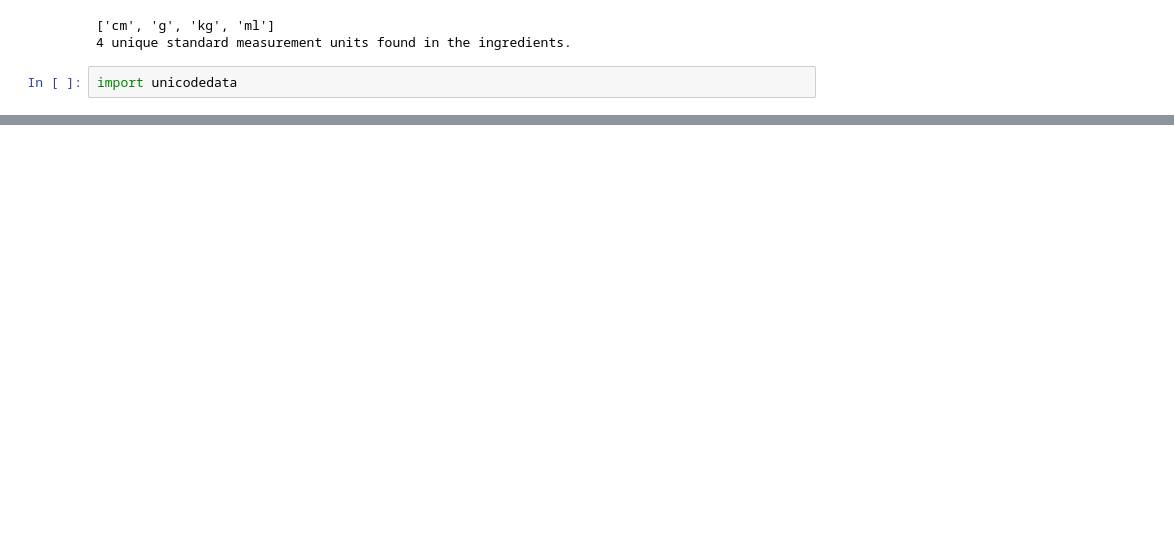
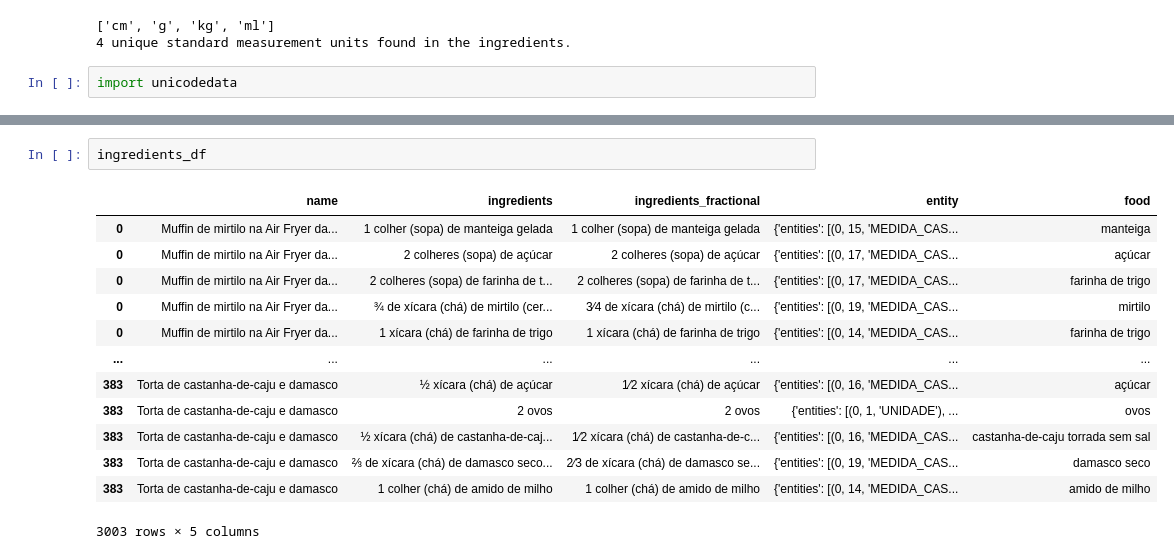
Before and after one commit to yara403/recipes_model, a Jupyter notebook: exploratory_data_analysis.ipynb, the cells around one changed output, grey strips where cells are left out. Cells and saved outputs as stored; diff of their text form; blank space fills up the shorter version.

```diff
--- a/exploratory_data_analysis.ipynb
+++ b/exploratory_data_analysis.ipynb
@@ -601,0 +621,16 @@ memory usage: 136.8+ KB
+# %%
+ingredients_df
+# %% [output]
+|  | name | ingredients | ingredients_fractional | entity | food |
+| 0 | Muffin de mirtilo na Air Fryer da... | 1 colher (sopa) de manteiga gelada | 1 colher (sopa) de manteiga gelada | {'entities': [(0, 15, 'MEDIDA_CAS... | manteiga |
+| 0 | Muffin de mirtilo na Air Fryer da... | 2 colheres (sopa) de açúcar | 2 colheres (sopa) de açúcar | {'entities': [(0, 17, 'MEDIDA_CAS... | açúcar |
+| 0 | Muffin de mirtilo na Air Fryer da... | 2 colheres (sopa) de farinha de t... | 2 colheres (sopa) de farinha de t... | {'entities': [(0, 17, 'MEDIDA_CAS... | farinha de trigo |
+| 0 | Muffin de mirtilo na Air Fryer da... | ¾ de xícara (chá) de mirtilo (cer... | 3⁄4 de xícara (chá) de mirtilo (c... | {'entities': [(0, 19, 'MEDIDA_CAS... | mirtilo |
+| 0 | Muffin de mirtilo na Air Fryer da... | 1 xícara (chá) de farinha de trigo | 1 xícara (chá) de farinha de trigo | {'entities': [(0, 14, 'MEDIDA_CAS... | farinha de trigo |
+| ... | ... | ... | ... | ... | ... |
+| 383 | Torta de castanha-de-caju e damasco | ½ xícara (chá) de açúcar | 1⁄2 xícara (chá) de açúcar | {'entities': [(0, 16, 'MEDIDA_CAS... | açúcar |
+| 383 | Torta de castanha-de-caju e damasco | 2 ovos | 2 ovos | {'entities': [(0, 1, 'UNIDADE'), ... | ovos |
+| 383 | Torta de castanha-de-caju e damasco | ½ xícara (chá) de castanha-de-caj... | 1⁄2 xícara (chá) de castanha-de-c... | {'entities': [(0, 16, 'MEDIDA_CAS... | castanha-de-caju torrada sem sal |
+| 383 | Torta de castanha-de-caju e damasco | ⅔ de xícara (chá) de damasco seco... | 2⁄3 de xícara (chá) de damasco se... | {'entities': [(0, 19, 'MEDIDA_CAS... | damasco seco |
+| 383 | Torta de castanha-de-caju e damasco | 1 colher (chá) de amido de milho | 1 colher (chá) de amido de milho | {'entities': [(0, 14, 'MEDIDA_CAS... | amido de milho |
+3003 rows × 5 columns
```
Also changed, not shown: parts of 29 cells of this notebook, 3 other files.
